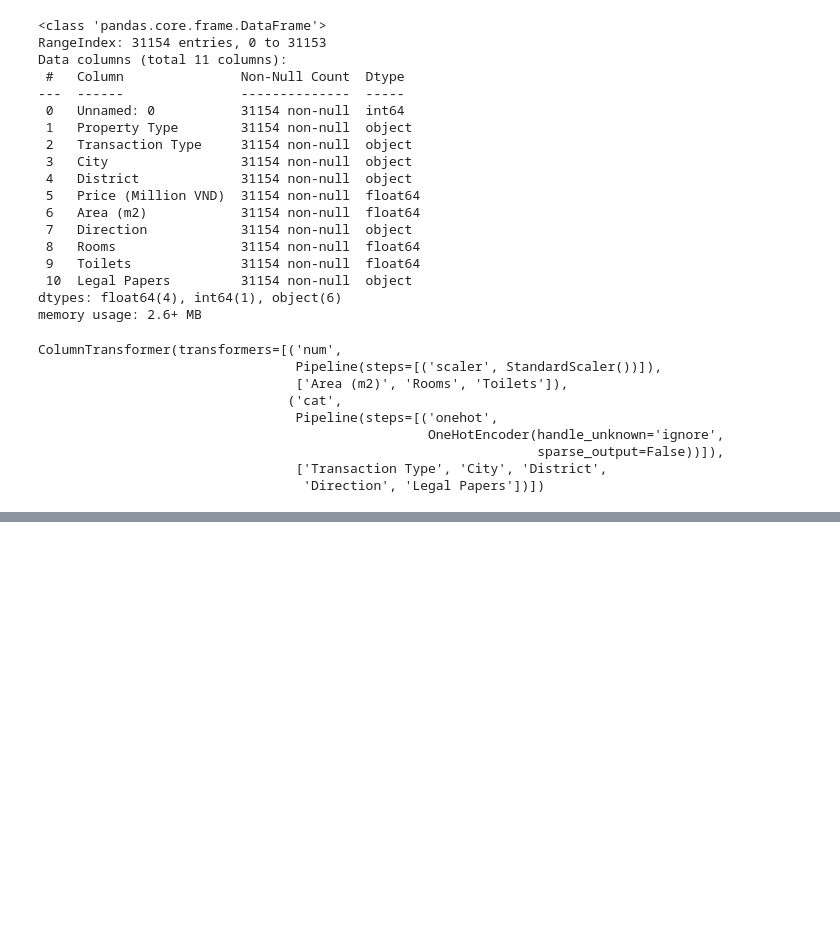
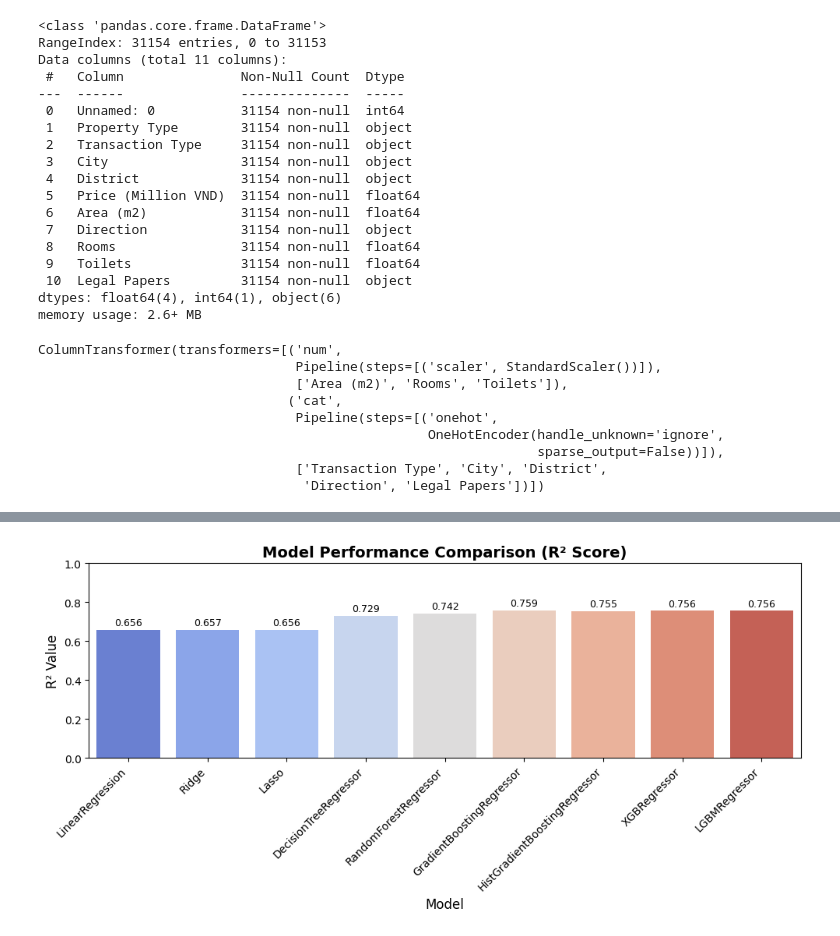
Before and after one commit to MonkeyNerdCoding/Vietnam-House-Price-Prediction, a Jupyter notebook: House_pricing_HCM.ipynb, the cells around one changed output, grey strips where cells are left out. Drawn from its saved outputs; the diff is of its cells as text; code cells hidden in the pictures; blank space fills up the shorter version.

```diff
--- a/House_pricing_HCM.ipynb
+++ b/House_pricing_HCM.ipynb
@@ -718,3 +703,31 @@ print(f"\n🏆 Best model: {best_model_name}")
 
 🏆 Best model: GradientBoostingRegressor
+# %%
+import matplotlib.pyplot as plt
+import seaborn as sns
+
+# Nếu chỉ có R2, không cần melt nữa, vẽ trực tiếp từ results_df
+plt.figure(figsize=(10, 5))
+ax = sns.barplot(
+    data=results_df,
+    x="Model",
+    y="R2",
+    palette="coolwarm"   # mỗi model sẽ có màu riêng
+)
+
+# Thêm tiêu đề và định dạng
+plt.title("Model Performance Comparison (R² Score)", fontsize=14, fontweight="bold")
+plt.xlabel("Model", fontsize=12)
+plt.ylabel("R² Value", fontsize=12)
+plt.ylim(0, 1)
+plt.xticks(rotation=45, ha='right')
+
+# Thêm nhãn (label) giá trị trên cột
+for container in ax.containers:
+    ax.bar_label(container, fmt='%.3f', label_type='edge', fontsize=9, padding=2)
+
+plt.tight_layout()
+plt.show()
+# %% [output]
+[figure, added]
 # %%
```
Also changed, not shown: parts of 42 cells of this notebook, 1 other file.
